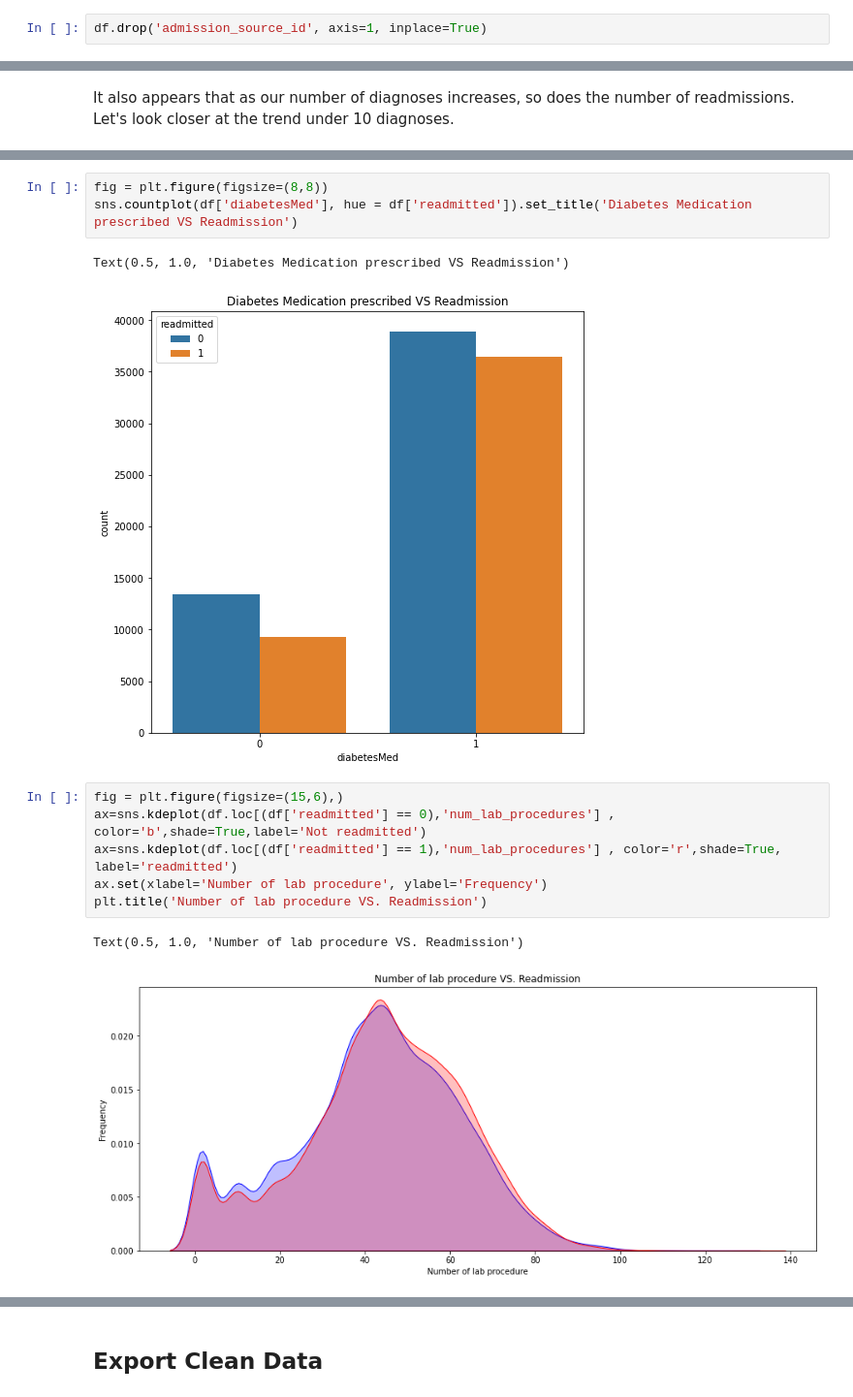
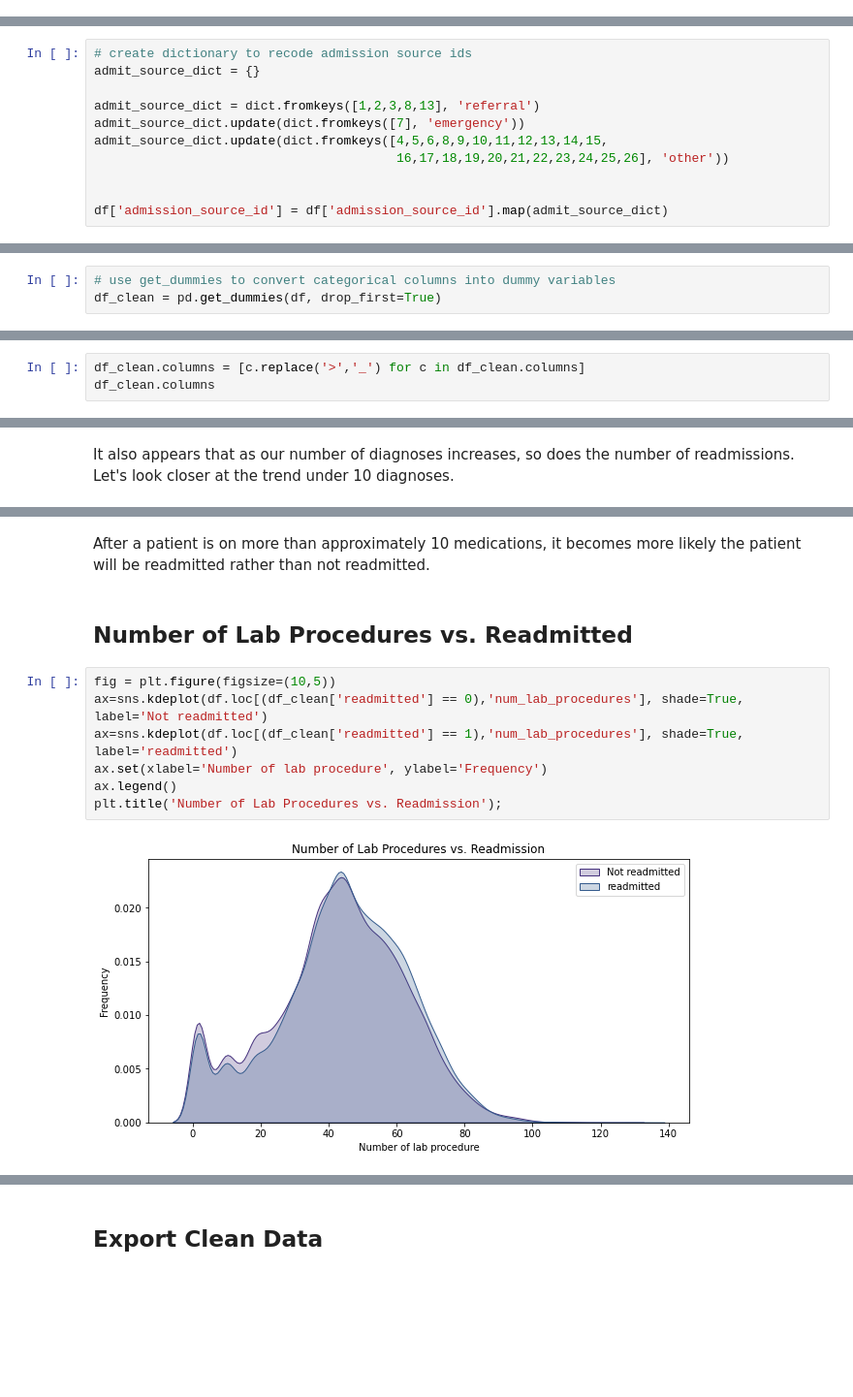
Before and after one commit to Sammyknee/diabetes-readmissions, a Jupyter notebook: Diabetes_Readmissions_EDA.ipynb, the cells around one changed output, grey strips where cells are left out. Shown: that part at 97% size. Cells and saved outputs as stored; diff of their text form; blank space fills up the shorter version.

Commit message:
cleaned up visualizations

```diff
--- a/Diabetes_Readmissions_EDA.ipynb
+++ b/Diabetes_Readmissions_EDA.ipynb
@@ -532,2 +532,0 @@ Admission Source ID is really just a more detailed categorization of the admissi
-# %%
-df.drop('admission_source_id', axis=1, inplace=True)
@@ -543,0 +533,11 @@ df.head()
+# %%
+# create dictionary to recode admission source ids
+admit_source_dict = {}
+
+admit_source_dict = dict.fromkeys([1,2,3,8,13], 'referral')
+admit_source_dict.update(dict.fromkeys([7], 'emergency'))
+admit_source_dict.update(dict.fromkeys([4,5,6,8,9,10,11,12,13,14,15,
+                                        16,17,18,19,20,21,22,23,24,25,26], 'other'))
+
+
+df['admission_source_id'] = df['admission_source_id'].map(admit_source_dict)
@@ -722 +600,4 @@ df_clean.drop(columns=cats, inplace=True)
+# %%
+# use get_dummies to convert categorical columns into dummy variables
+df_clean = pd.get_dummies(df, drop_first=True)
 # %%
@@ -751,0 +643,3 @@ Index(['encounter_id', 'patient_nbr', 'time_in_hospital', 'num_lab_procedures',
+# %%
+df_clean.columns = [c.replace('>','_') for c in df_clean.columns]
+df_clean.columns
@@ -806,15 +792,13 @@ Text(0.5, 1.0, 'Number of medication used VS. Readmission')
-# %%
-fig = plt.figure(figsize=(8,8))
-sns.countplot(df['diabetesMed'], hue = df['readmitted']).set_title('Diabetes Medication prescribed VS Readmission')
-# %% [output]
-Text(0.5, 1.0, 'Diabetes Medication prescribed VS Readmission')
-[figure, removed]
+# %% [markdown]
+After a patient is on more than approximately 10 medications, it becomes more likely the patient will be readmitted rather than not readmitted.
+# %% [markdown]
+## Number of Lab Procedures vs. Readmitted
 # %%
-fig = plt.figure(figsize=(15,6),)
-ax=sns.kdeplot(df.loc[(df['readmitted'] == 0),'num_lab_procedures'] , color='b',shade=True,label='Not readmitted')
-ax=sns.kdeplot(df.loc[(df['readmitted'] == 1),'num_lab_procedures'] , color='r',shade=True, label='readmitted')
+fig = plt.figure(figsize=(10,5))
+ax=sns.kdeplot(df.loc[(df_clean['readmitted'] == 0),'num_lab_procedures'], shade=True, label='Not readmitted')
+ax=sns.kdeplot(df.loc[(df_clean['readmitted'] == 1),'num_lab_procedures'], shade=True, label='readmitted')
 ax.set(xlabel='Number of lab procedure', ylabel='Frequency')
-plt.title('Number of lab procedure VS. Readmission')
+ax.legend()
+plt.title('Number of Lab Procedures vs. Readmission');
 # %% [output]
-Text(0.5, 1.0, 'Number of lab procedure VS. Readmission')
-[figure, old version]
+[figure, new version]
```
Also changed, not shown: parts of 121 cells of this notebook.
